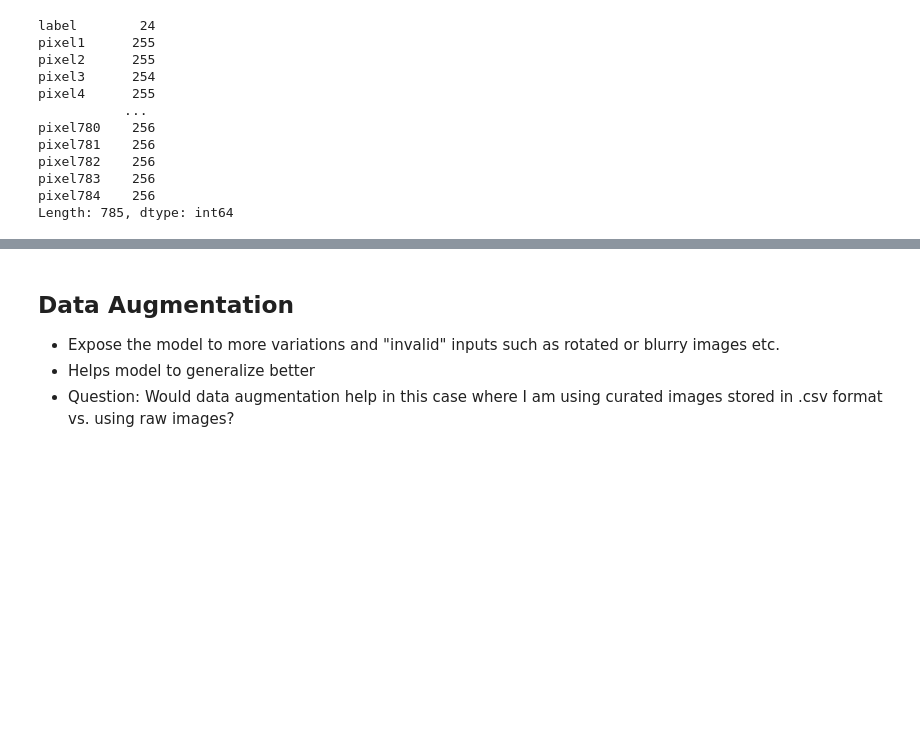
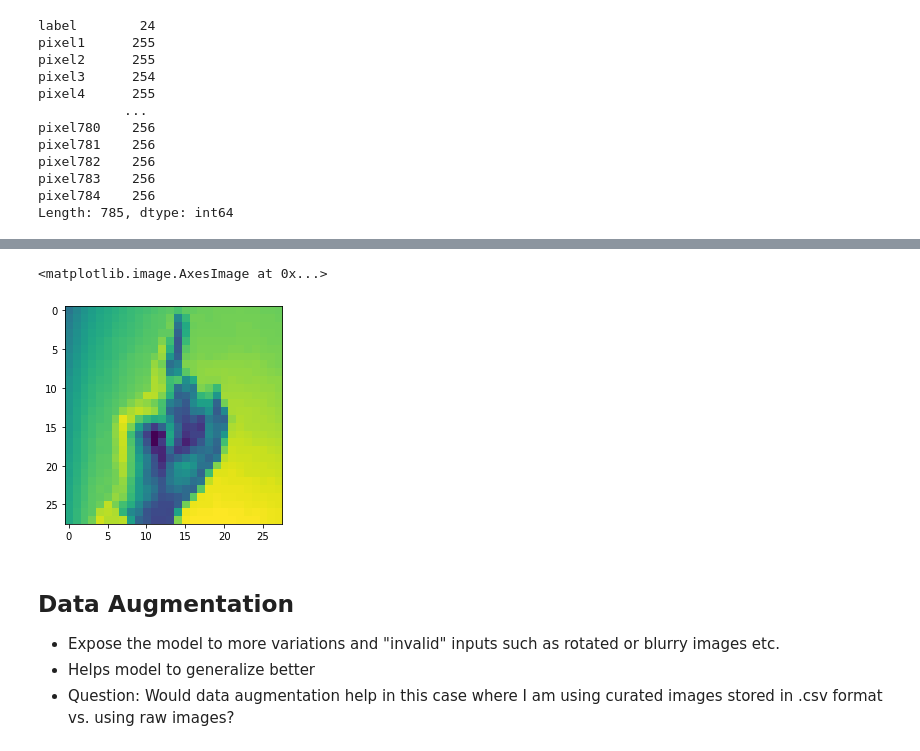
Before and after one commit to skirui-source/mle8-capstone, a Jupyter notebook: nb/asl_classifier_cnn.ipynb, the cells around one changed output, grey strips where cells are left out. Drawn from its saved outputs; the diff is of its cells as text; code cells hidden in the pictures; blank space fills up the shorter version.

```diff
--- a/nb/asl_classifier_cnn.ipynb
+++ b/nb/asl_classifier_cnn.ipynb
@@ -127,3 +148,8 @@ sns.countplot(labels);
+# %%
+plt.imshow(images[0].reshape(28,28))
+# %% [output]
+<matplotlib.image.AxesImage at 0x...>
+[figure, added]
 # %% [markdown]
 ## Data Augmentation
 - Expose the model to more variations and "invalid" inputs such as rotated or blurry images etc.
```
Also changed, not shown: parts of 50 cells of this notebook, 1 other file.
